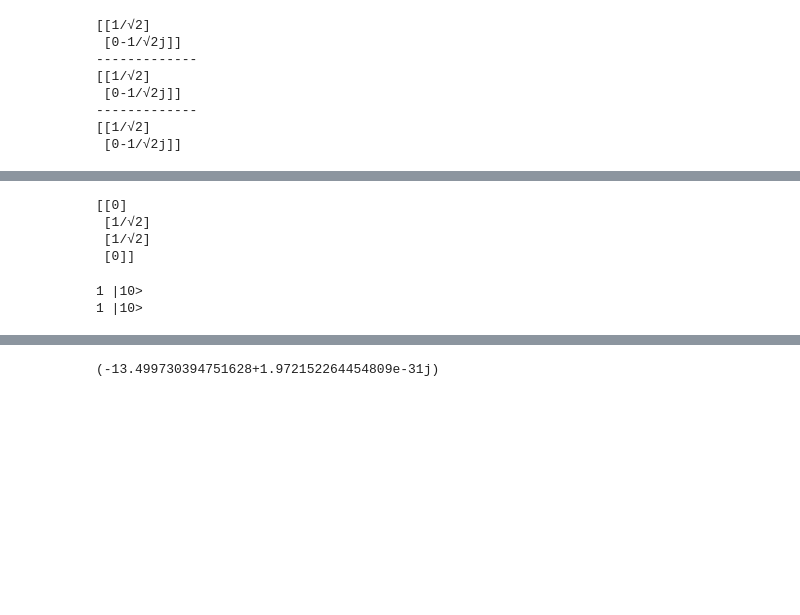
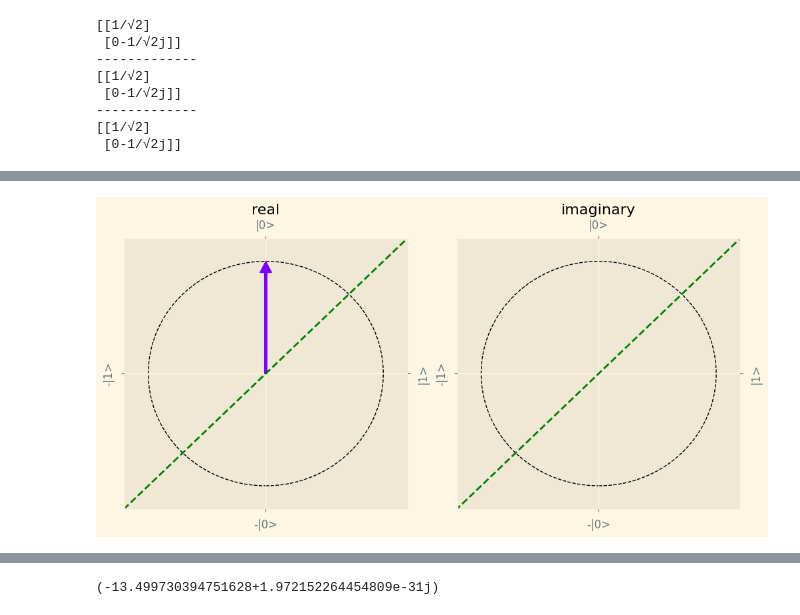
Before and after one commit to TimRoss/QuantumHelpers, a Jupyter notebook: Demo.ipynb, the cells around one changed output, grey strips where cells are left out. Drawn from its saved outputs; the diff is of its cells as text; code cells hidden in the pictures; blank space fills up the shorter version.

Commit message:
Added title to drawn plot

```diff
--- a/Demo.ipynb
+++ b/Demo.ipynb
@@ -168,7 +159,0 @@ zeroKet.draw()
-# %%
-print(zeroKet)
-# %% [output]
-[[0]
- [1/√2]
- [1/√2]
- [0]]
@@ -178,9 +160,7 @@ OneState = qh.eval("|1><1|")
-# %%
-a = qh.eval("|10>")
-cnot = qh.eval("(|0><0|)X + (|1><1|)I")
-b = cnot * a
-a.print()
-b.print()
-# %% [output]
-1 |10>
-1 |10>
+# %%
+# ket objects can also be drawn
+# This is a simple 1 qubit example with a |0>
+zeroKet = qh.eval("|0>")
+zeroKet.draw()
+# %% [output]
+[figure, added]
```
Also changed, not shown: parts of 14 cells of this notebook, 1 other file.
